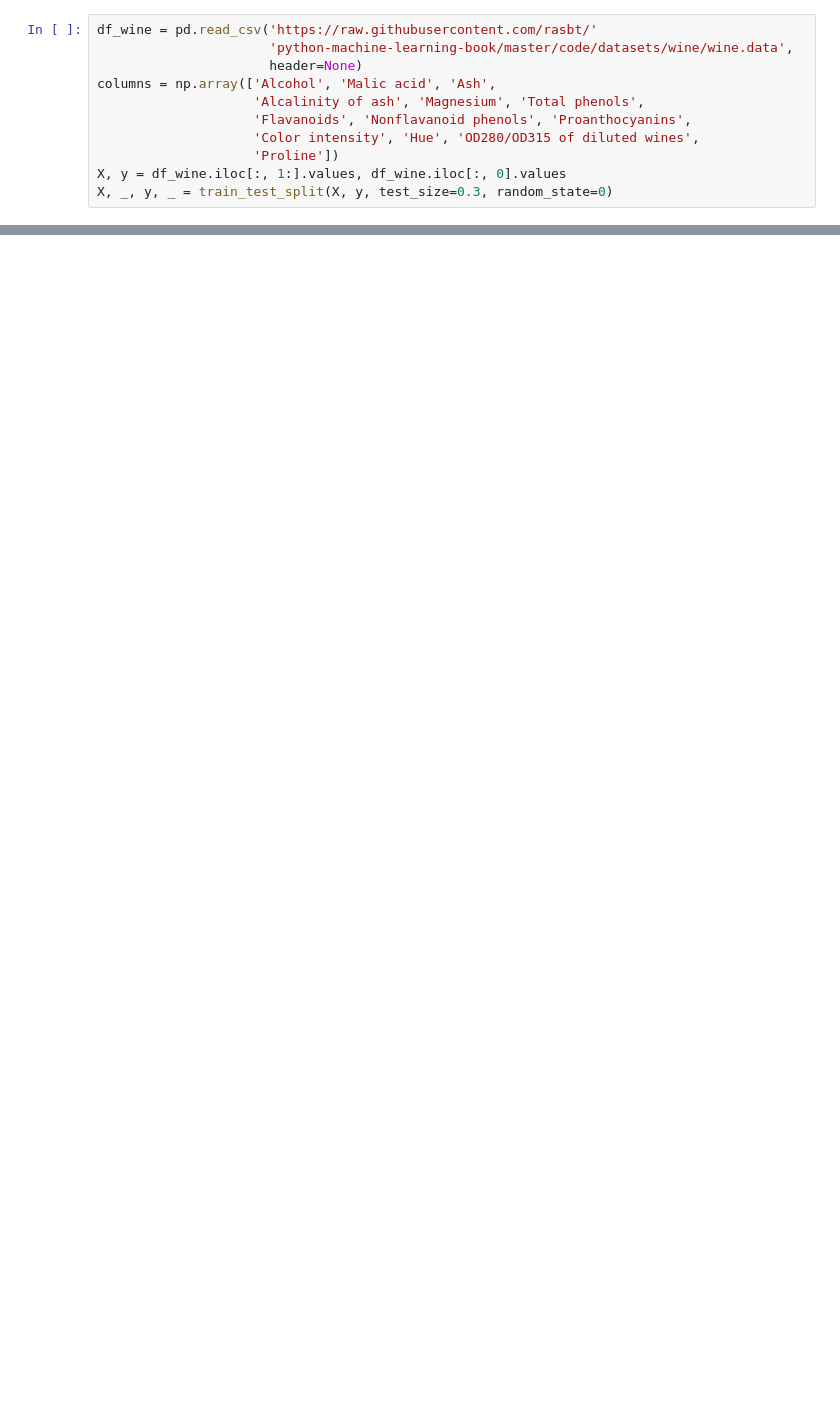
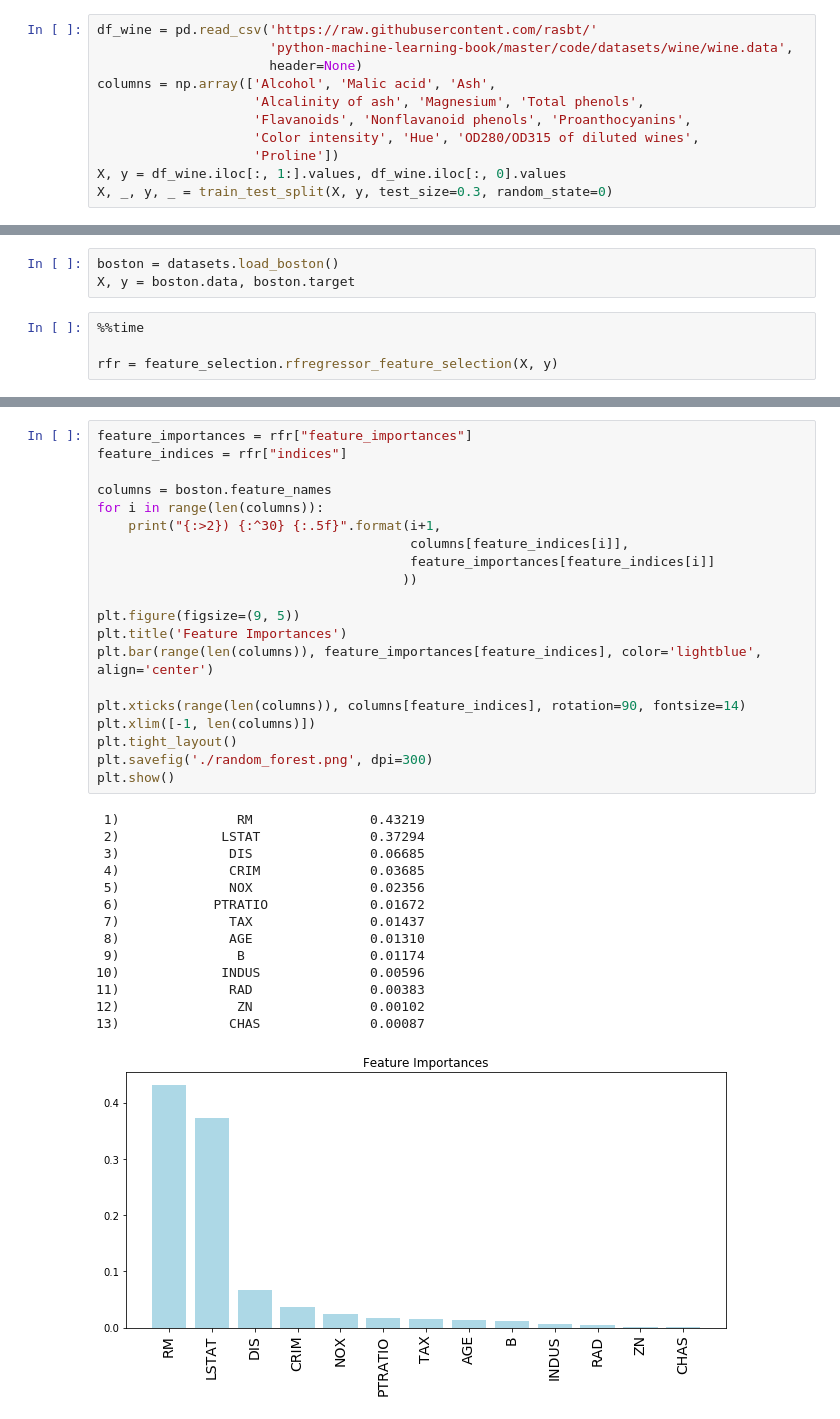
Before and after one commit to uncharted-distil/punk, a Jupyter notebook: examples/feature selection.ipynb, the cells around one changed output, grey strips where cells are left out. Cells and saved outputs as stored; diff of their text form; blank space fills up the shorter version.

```diff
--- a/examples/feature selection.ipynb
+++ b/examples/feature selection.ipynb
@@ -85,0 +94,7 @@ plt.show()
+# %%
+boston = datasets.load_boston()
+X, y = boston.data, boston.target
+# %%
+%%time
+
+rfr = feature_selection.rfregressor_feature_selection(X, y)
@@ -85,0 +104,35 @@ plt.show()
+# %%
+feature_importances = rfr["feature_importances"]
+feature_indices = rfr["indices"]
+
+columns = boston.feature_names
+for i in range(len(columns)):
+    print("{:>2}) {:^30} {:.5f}".format(i+1,
+                                        columns[feature_indices[i]],
+                                        feature_importances[feature_indices[i]]
+                                       ))
+
+plt.figure(figsize=(9, 5))
+plt.title('Feature Importances')
+plt.bar(range(len(columns)), feature_importances[feature_indices], color='lightblue', align='center')
+
+plt.xticks(range(len(columns)), columns[feature_indices], rotation=90, fontsize=14)
+plt.xlim([-1, len(columns)])
+plt.tight_layout()
+plt.savefig('./random_forest.png', dpi=300)
+plt.show()
+# %% [output]
+ 1)               RM               0.43219
+ 2)             LSTAT              0.37294
+ 3)              DIS               0.06685
+ 4)              CRIM              0.03685
+ 5)              NOX               0.02356
+ 6)            PTRATIO             0.01672
+ 7)              TAX               0.01437
+ 8)              AGE               0.01310
+ 9)               B                0.01174
+10)             INDUS              0.00596
+11)              RAD               0.00383
+12)               ZN               0.00102
+13)              CHAS              0.00087
+[figure, added]
```
Also changed, not shown: parts of 35 cells of this notebook, 5 other files.
